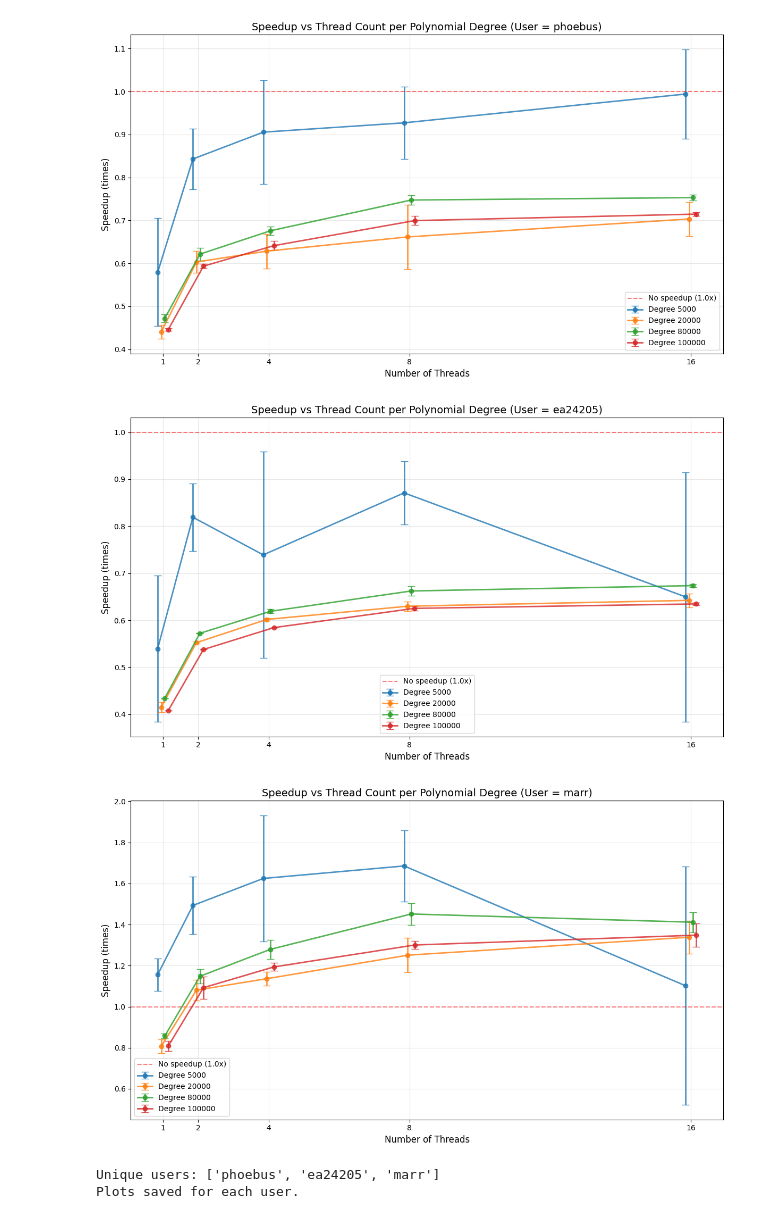
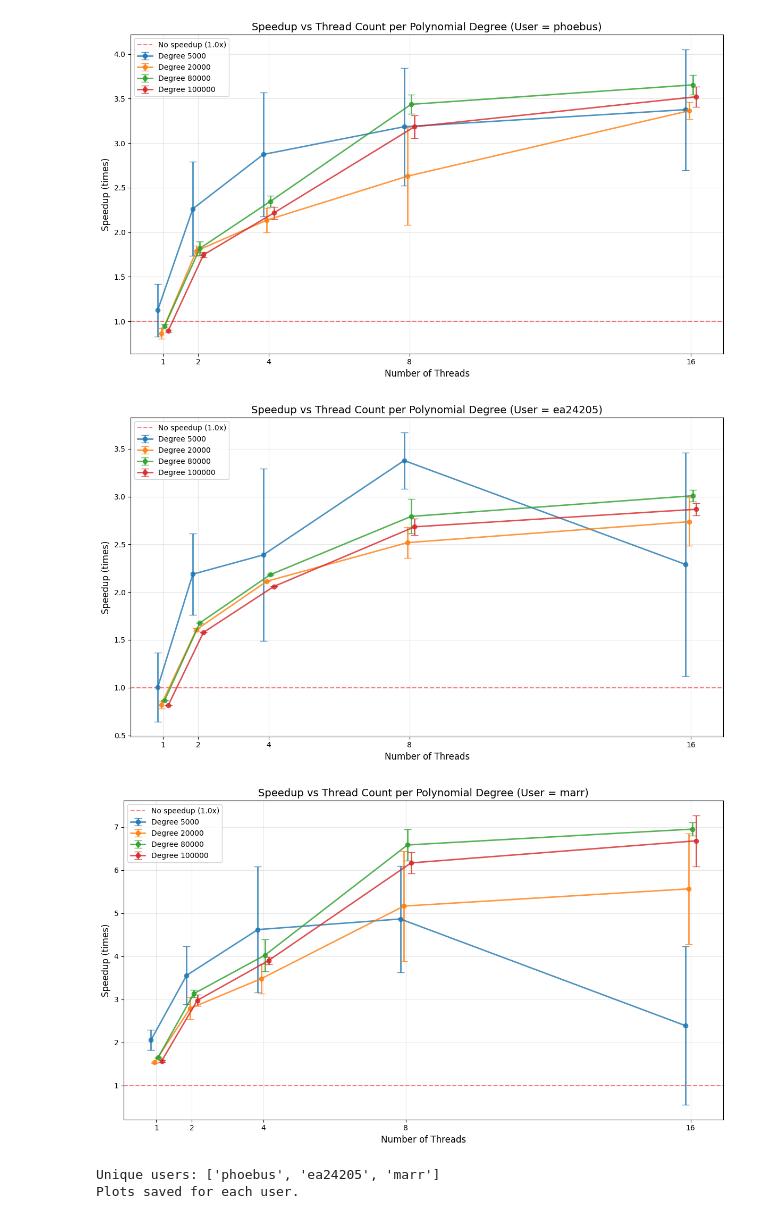
Before and after one commit to marrln/Thread-Experiments, a Jupyter notebook: 1_1_polynomial_multiplication/plotter_1_1.ipynb, the cells around one changed output. Drawn from its saved outputs; the diff is of its cells as text; code cells hidden in the pictures.

Commit message:
Fix speedup calculation bug which included the verification time in the total parallel time which is wrong

```diff
--- a/1_1_polynomial_multiplication/plotter_1_1.ipynb
+++ b/1_1_polynomial_multiplication/plotter_1_1.ipynb
@@ -53,20 +53,30 @@ if len(available_components) > 0:
     plt.show()
 
 # Calculate speedup (sequential time / parallel time)
+# Exclude verification time from total time for fair comparison
 speedup_data = []
 
 for degree in res_1_df['degree'].unique():
     degree_data = res_1_df[res_1_df['degree'] == degree]
 
-    # Get sequential baseline for THIS SPECIFIC DEGREE
-    seq_times = degree_data[degree_data['threads'] == 'sequential']['time_total'].values
+    # Get sequential baseline for THIS SPECIFIC DEGREE (without verification time)
+    seq_data = degree_data[degree_data['threads'] == 'sequential']
+    if 'time_verify' in seq_data.columns:
+        seq_times = (seq_data['time_total'] - seq_data['time_verify']).values
+    else:
+        seq_times = seq_data['time_total'].values
 
     if len(seq_times) > 0:
         seq_time = np.mean(seq_times)
 
         # Calculate speedup for each parallel execution at this degree
         for _, row in degree_data[degree_data['threads'] != 'sequential'].iterrows():
-            speedup = seq_time / row['time_total']
+            # Exclude verification time from parallel execution too
+            if 'time_verify' in row.index:
+                par_time = row['time_total'] - row['time_verify']
+            else:
+                par_time = row['time_total']
+            speedup = seq_time / par_time
             speedup_data.append({
                 'degree': degree,
                 'threads': int(row['threads']),
@@ -87,35 +97,35 @@ for user in unique_users:
     # Plot speedup with error bars and jitter
     fig, ax = plt.subplots(figsize=(12, 7))
 
     # Define jitter offset for each degree
     unique_degrees = sorted(speedup_stats['degree'].unique())
     jitter_offset = np.linspace(-0.15, 0.15, len(unique_degrees))
 
     for idx, degree in enumerate(unique_degrees):
         degree_stats = speedup_stats[speedup_stats['degree'] == degree].copy()
         # Add jitter to x positions
         x_jitter = degree_stats['threads'] + jitter_offset[idx]
         ax.errorbar(x_jitter, degree_stats['mean'],
                     yerr=degree_stats['std'], marker='o', label=f'Degree {int(degree)}',
                     linewidth=2, capsize=5, linestyle='-', alpha=0.8)
 
     ax.set_xlabel('Number of Threads', fontsize=12)
     ax.set_ylabel('Speedup (times)', fontsize=12)
     ax.set_title(f'Speedup vs Thread Count per Polynomial Degree (User = {user})', fontsize=14)
     ax.grid(True, alpha=0.3)
     ax.set_xticks(sorted(speedup_stats['threads'].unique()))
     ax.axhline(y=1.0, color='r', linestyle='--', alpha=0.5, label='No speedup (1.0x)')
     ax.legend(fontsize=10)
     plt.tight_layout()
     plt.savefig(f'plots/speedup_per_degree_{user}.png', dpi=300)
     plt.show()
 
 print(f"\nUnique users: {list(unique_users)}")
 print(f"Plots saved for each user.")
 # %% [output]
 [figure]
-[figure, old version]
+[figure, new version]
-[figure, old version]
+[figure, new version]
-[figure, old version]
+[figure, new version]
 Unique users: ['phoebus', 'ea24205', 'marr']
 Plots saved for each user.
```
Also changed, not shown: 3 other files.
